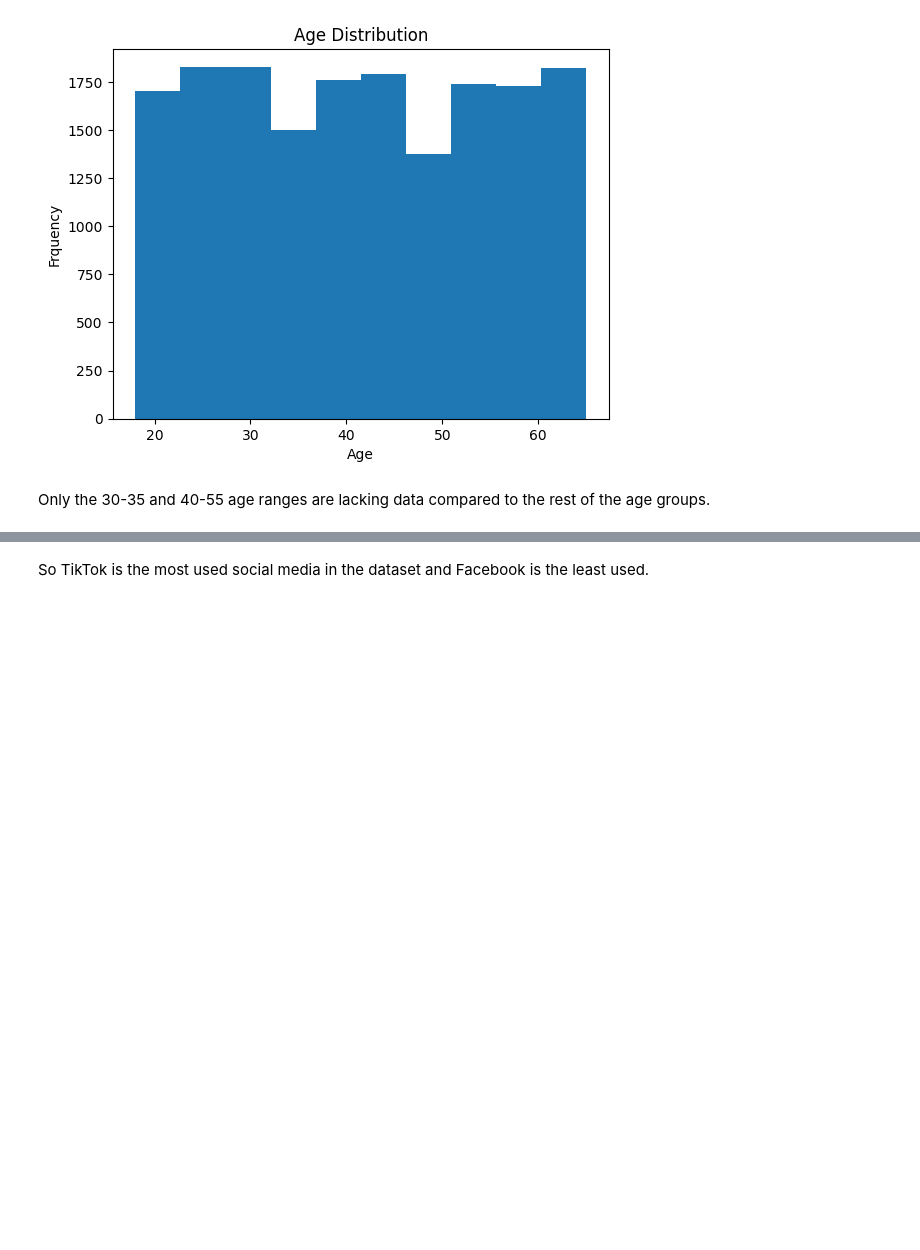
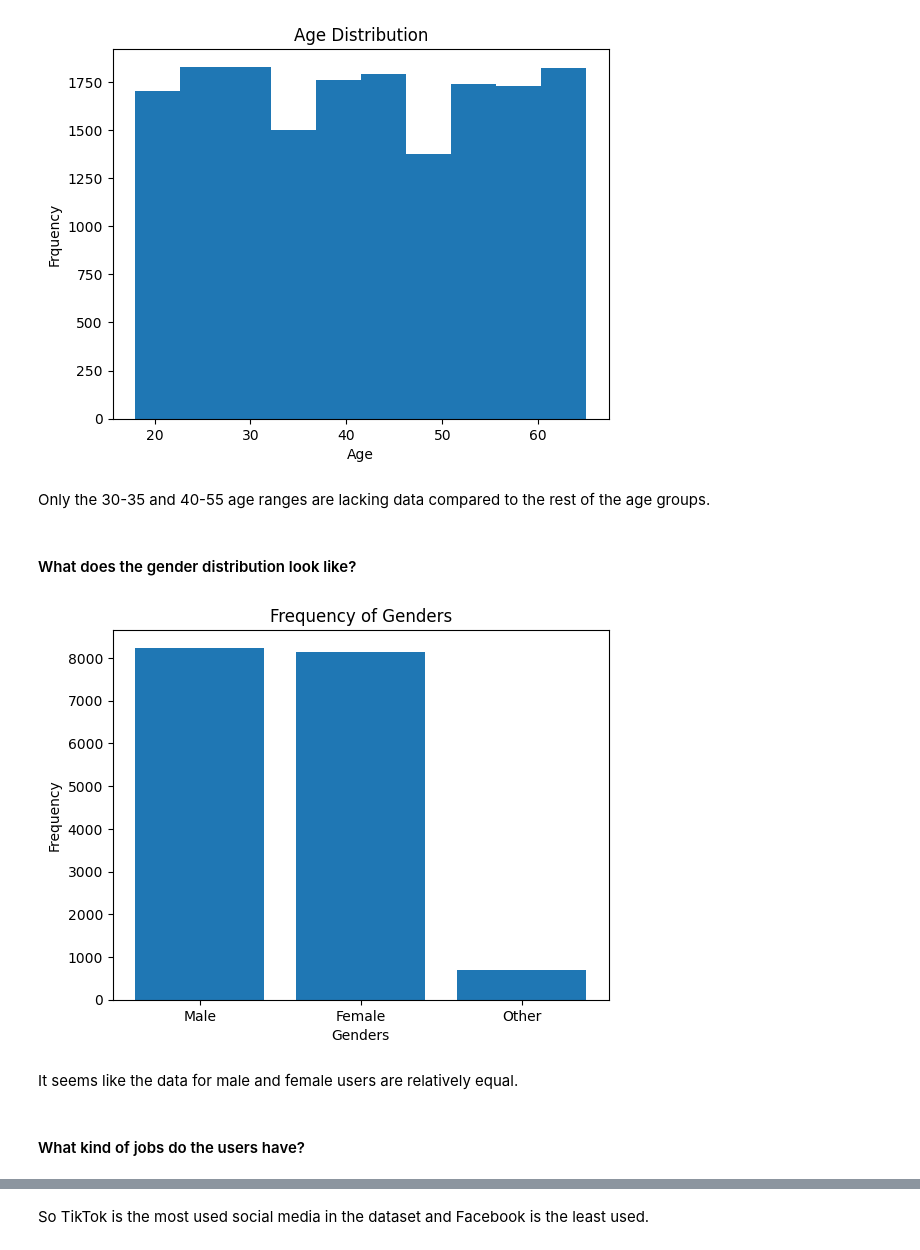
Before and after one commit to HusseinKasim/A-Data-Driven-Study-on-Social-Media-Usage-and-its-Effects-on-Users, a Jupyter notebook: Social_Media_Study.ipynb, the cells around one changed output, grey strips where cells are left out. Cells and saved outputs as stored; diff of their text form; code cells hidden in the pictures; blank space fills up the shorter version.

```diff
--- a/Social_Media_Study.ipynb
+++ b/Social_Media_Study.ipynb
@@ -224,3 +228,18 @@ plt.show()
 [figure]
 # %% [markdown]
 Only the 30-35 and 40-55 age ranges are lacking data compared to the rest of the age groups.
+# %% [markdown]
+#### What does the gender distribution look like?
+# %%
+gender = df['gender'].value_counts()
+plt.bar(gender.index, gender.values)
+plt.xlabel("Genders")
+plt.ylabel("Frequency")
+plt.title("Frequency of Genders")
+plt.show()
+# %% [output]
+[figure, added]
+# %% [markdown]
+It seems like the data for male and female users are relatively equal.
+# %% [markdown]
+#### What kind of jobs do the users have?
```
Also changed, not shown: parts of 23 cells of this notebook.
